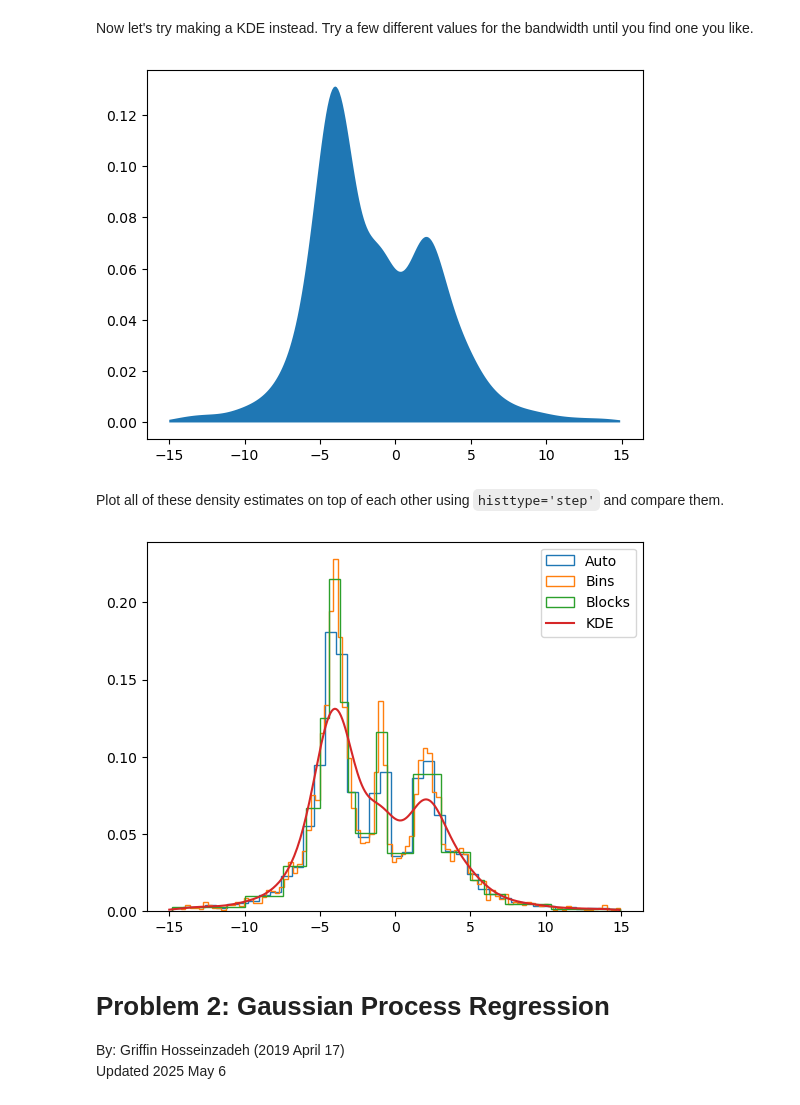
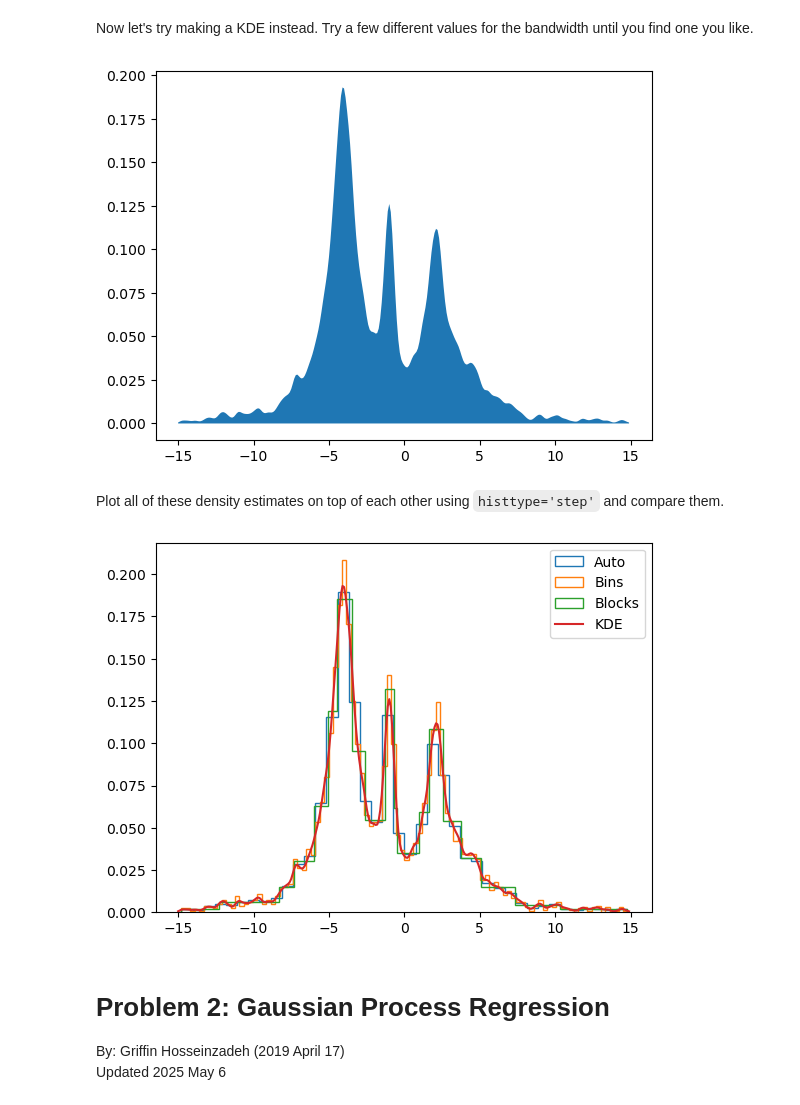
Before and after one commit to ASTR154/nonparametric-modeling, a Jupyter notebook: nonparametric-modeling.ipynb, the cells around one changed output. Drawn from its saved outputs; the diff is of its cells as text; code cells hidden in the pictures.

```diff
--- a/nonparametric-modeling.ipynb
+++ b/nonparametric-modeling.ipynb
@@ -59,15 +59,15 @@ plt.show()
 # %% [markdown]
 Now let's try making a KDE instead. Try a few different values for the bandwidth until you find one you like.
 # %%
-kde = KernelDensity(kernel='gaussian')
+kde = KernelDensity(kernel='gaussian', bandwidth =0.2)
 kde.fit(x[:, np.newaxis])
 
 x_fit = np.arange(-15, 15, 0.1)
 y_fit = np.exp(kde.score_samples(x_fit[:, np.newaxis]))
 plt.fill_between(x_fit, y_fit)
 plt.show()
 # %% [output]
-[figure, old version]
+[figure, new version]
 # %% [markdown]
 Plot all of these density estimates on top of each other using `histtype='step'` and compare them.
 # %%
@@ -79,7 +79,7 @@ plt.plot(x_fit, y_fit, label='KDE')
 plt.legend()
 plt.show()
 # %% [output]
-[figure, old version]
+[figure, new version]
 # %% [markdown]
 # Problem 2: Gaussian Process Regression
 By: Griffin Hosseinzadeh (2019 April 17)
```
Also changed, not shown: parts of 5 cells of this notebook.
